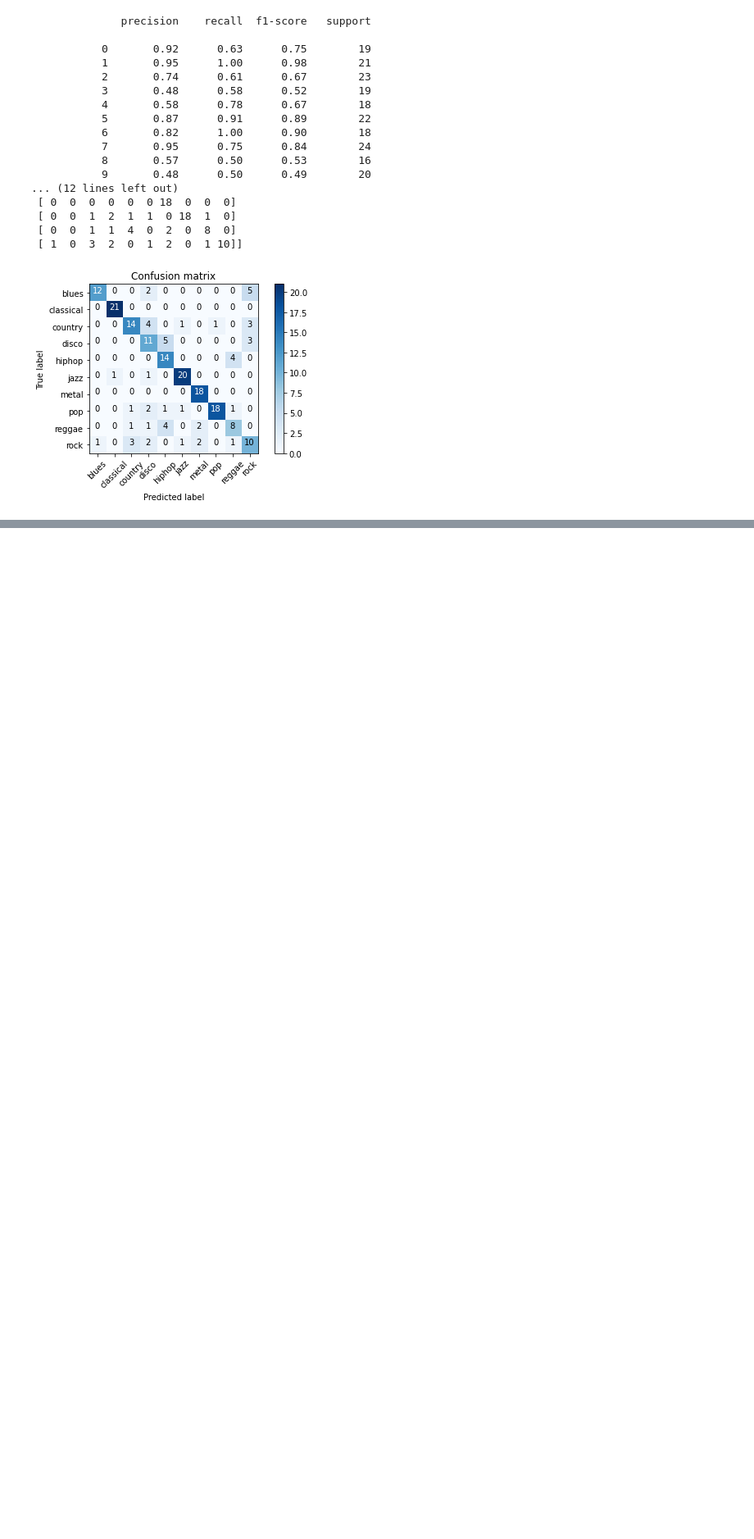
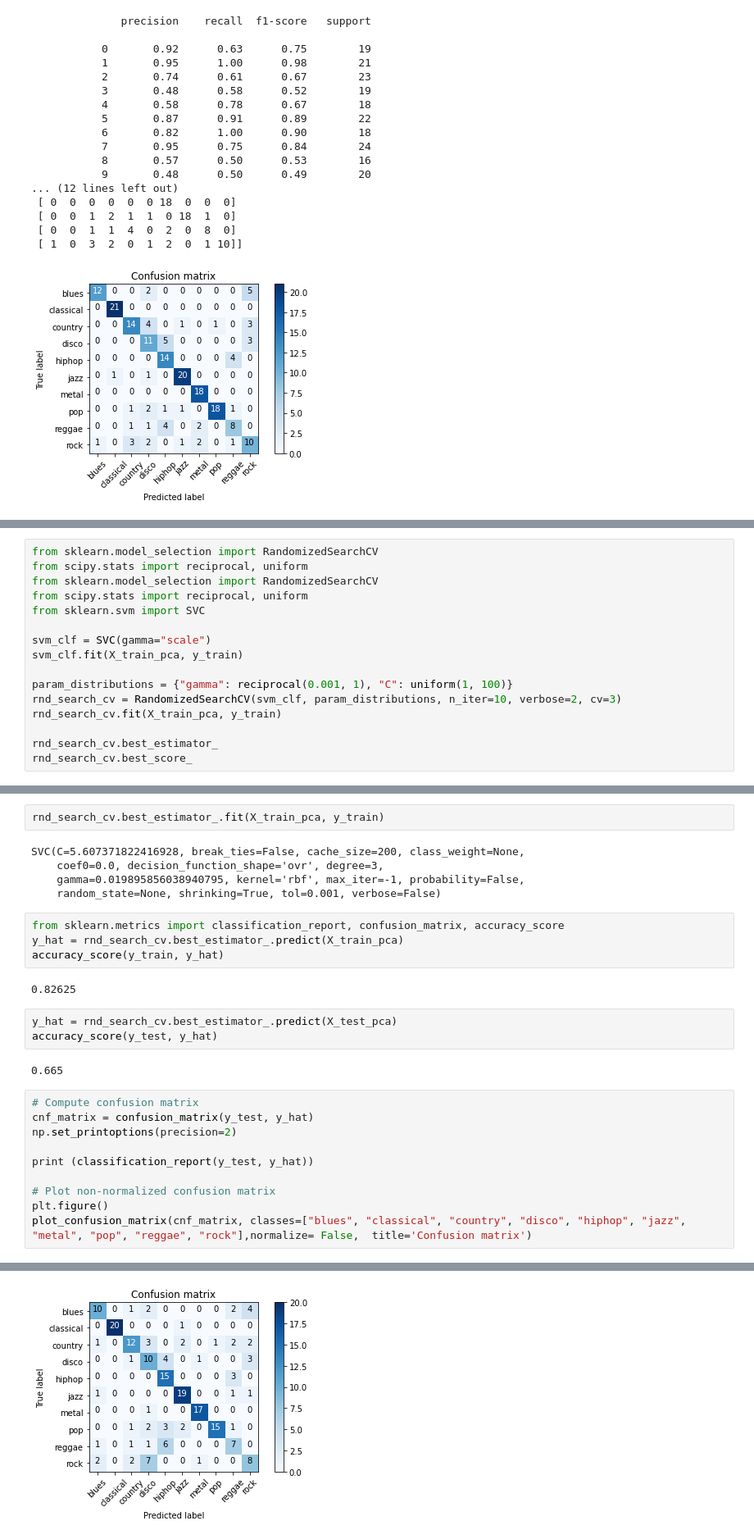
Before and after one commit to VinhDevNguyen/Machine-Learning, a Jupyter notebook: Project/Music_Genre_Classification.ipynb, the cells around one changed output, grey strips where cells are left out. Shown at 82% size. Saved outputs shown, nothing was run; the diff lists cells and outputs as text; blank space fills up the shorter version.

```diff
--- a/Project/Music_Genre_Classification.ipynb
+++ b/Project/Music_Genre_Classification.ipynb
@@ -409,0 +433,16 @@ plot_confusion_matrix(cnf_matrix, classes=["blues", "classical", "country", "dis
+# %%
+from sklearn.model_selection import RandomizedSearchCV
+from scipy.stats import reciprocal, uniform
+from sklearn.model_selection import RandomizedSearchCV
+from scipy.stats import reciprocal, uniform
+from sklearn.svm import SVC
+
+svm_clf = SVC(gamma="scale")
+svm_clf.fit(X_train_pca, y_train)
+
+param_distributions = {"gamma": reciprocal(0.001, 1), "C": uniform(1, 100)}
+rnd_search_cv = RandomizedSearchCV(svm_clf, param_distributions, n_iter=10, verbose=2, cv=3)
+rnd_search_cv.fit(X_train_pca, y_train)
+
+rnd_search_cv.best_estimator_
+rnd_search_cv.best_score_
@@ -409,0 +485,29 @@ plot_confusion_matrix(cnf_matrix, classes=["blues", "classical", "country", "dis
+# %%
+rnd_search_cv.best_estimator_.fit(X_train_pca, y_train)
+# %% [output]
+SVC(C=5.607371822416928, break_ties=False, cache_size=200, class_weight=None,
+    coef0=0.0, decision_function_shape='ovr', degree=3,
+    gamma=0.019895856038940795, kernel='rbf', max_iter=-1, probability=False,
+    random_state=None, shrinking=True, tol=0.001, verbose=False)
+# %%
+from sklearn.metrics import classification_report, confusion_matrix, accuracy_score
+y_hat = rnd_search_cv.best_estimator_.predict(X_train_pca)
+accuracy_score(y_train, y_hat)
+# %% [output]
+0.82625
+# %%
+y_hat = rnd_search_cv.best_estimator_.predict(X_test_pca)
+accuracy_score(y_test, y_hat)
+# %% [output]
+0.665
+# %%
+# Compute confusion matrix
+cnf_matrix = confusion_matrix(y_test, y_hat)
+np.set_printoptions(precision=2)
+
+print (classification_report(y_test, y_hat))
+
+# Plot non-normalized confusion matrix
+plt.figure()
+plot_confusion_matrix(cnf_matrix, classes=["blues", "classical", "country", "disco", "hiphop", "jazz", "metal", "pop", "reggae", "rock"],normalize= False,  title='Confusion matrix')
+# %% [output]
@@ -409,0 +531 @@ plot_confusion_matrix(cnf_matrix, classes=["blues", "classical", "country", "dis
+[figure, added]
```
Also changed, not shown: parts of 19 cells of this notebook.
